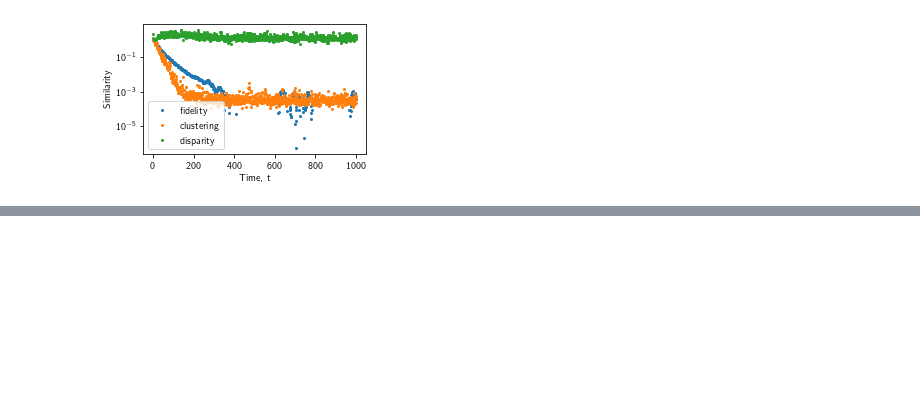
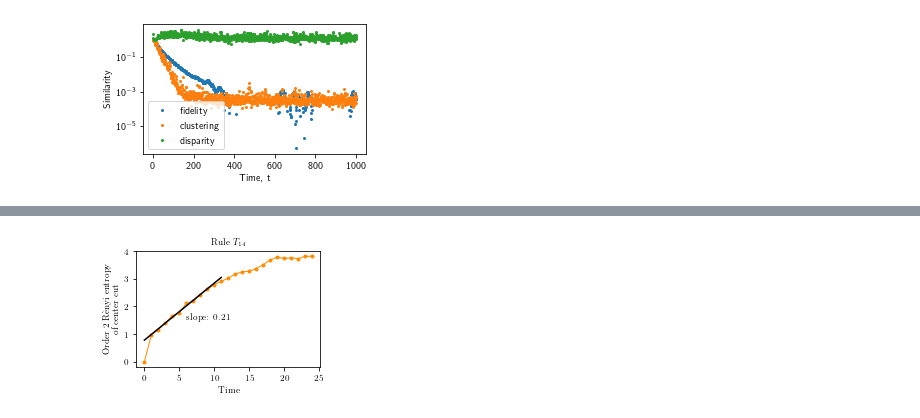
Before and after one commit to lhillber/qca, a Jupyter notebook: notebooks/Untitled.ipynb, the cells around one changed output, grey strips where cells are left out. Saved outputs shown, nothing was run; the diff lists cells and outputs as text; code cells hidden in the pictures; blank space fills up the shorter version.

```diff
--- a/notebooks/Untitled.ipynb
+++ b/notebooks/Untitled.ipynb
@@ -12,3 +12,21 @@ import matplotlib.pyplot as plt
 import measures as ms
 import numpy as np
 %matplotlib inline
+
+
+from matplotlib import rc
+fontstyle = {
+    "pdf.fonttype": 42,
+    "text.usetex": True,
+    "text.latex.preamble":r"\usepackage{amsfonts}",
+    "font.family": "serif",
+    "axes.labelsize": 9,
+    'axes.titlesize': 9,
+    "font.size": 9,
+    "legend.fontsize": 9,
+    "xtick.labelsize": 9,
+    "ytick.labelsize": 9,
+}
+plt.rcParams.update(fontstyle)
+rc('mathtext', default='regular')
+rc("text", usetex=True)
@@ -94,0 +196,20 @@ plt.savefig("similarity_full-time.pdf", bbox_inches="tight")
+# %%
+from figures import colors
+t0=10
+xs = np.linspace(0,11,75)
+x, y = Q.ts[1:t0],(Q.sbisect(order=2))[1:t0]
+m, b = np.polyfit(x,y,1)
+
+fig, ax = plt.subplots(1,1, figsize=(3.125,2.3))
+ax.plot(Q.ts[:25],(Q.sbisect(order=2))[:25],
+        marker="o", c=colors[14], ms=3, lw=1)
+ax.plot(xs, m*xs+b, c="k")
+
+ax.set_ylabel(r"Order 2 R\`enyi entropy"+"\n of center cut")
+ax.set_xlabel(r"Time")
+ax.set_title("Rule $T_{14}$")
+ax.text(6, 1.5, f"slope: {round(m,2)}")
+plt.subplots_adjust(left=0.16, bottom=0.18, right=0.98)
+plt.savefig("figures/rule-14_balistic-entropy.pdf")
+# %% [output]
+[figure, added]
```
Also changed, not shown: parts of 19 cells of this notebook, 45 other files.
